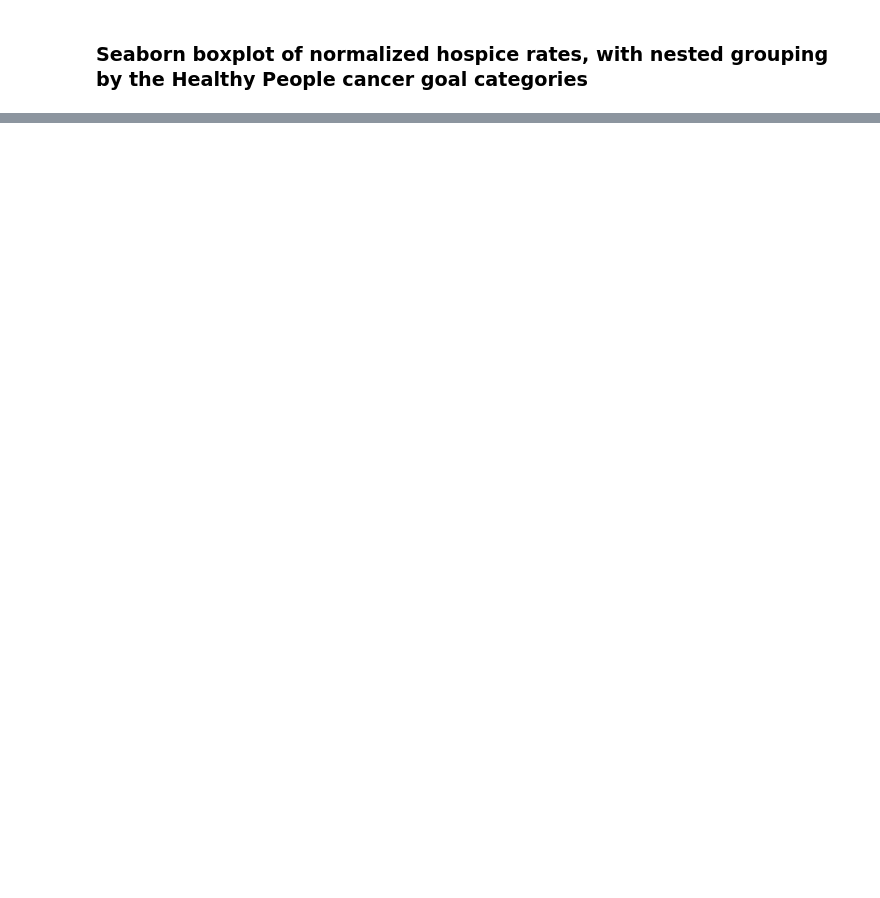
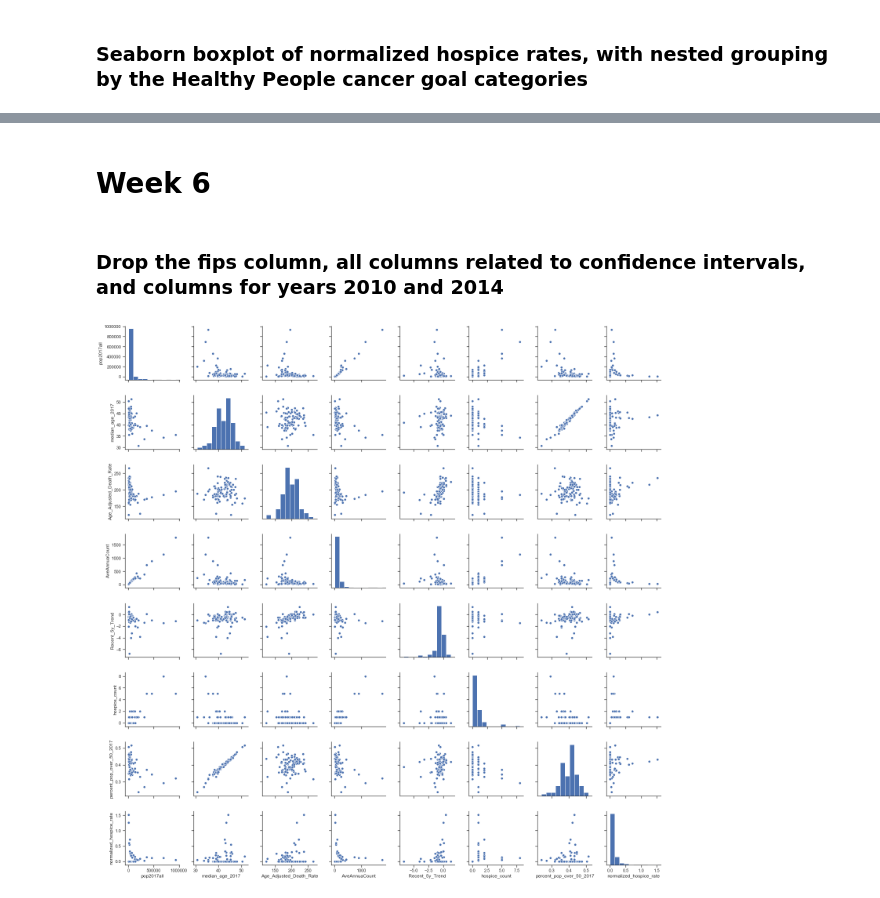
Before and after one commit to blackmonica/vanderbilt-aspire-data-essentials, a Jupyter notebook: Smile.ipynb, the cells around one changed output, grey strips where cells are left out. Cells and saved outputs as stored; diff of their text form; code cells hidden in the pictures; blank space fills up the shorter version.

Commit message:
week6

```diff
--- a/Smile.ipynb
+++ b/Smile.ipynb
@@ -395,0 +408,18 @@ sns.boxplot(x = 'Met_Health_People_Objective', y = 'normalized_hospice_rate',dat
+# %% [markdown]
+Week 6
+======
+# %% [markdown]
+### Drop the fips column, all columns related to confidence intervals, and columns for years 2010 and 2014
+# %%
+pop_and_cancer.drop(columns = ['county','FIPS'],inplace = True)
+# %%
+droplist_w6 = [col for col in pop_and_cancer.columns if '2010' in col or
+              '2014' in col or
+              '95CI' in col]
+# %%
+pop_and_cancer = pop_and_cancer.drop(droplist_w6, axis = 1)
+# %%
+sns.set(style = 'ticks', color_codes =  True)
+g = sns.pairplot(pop_and_cancer)
+# %% [output]
+[figure, added]
```
Also changed, not shown: parts of 18 cells of this notebook.
